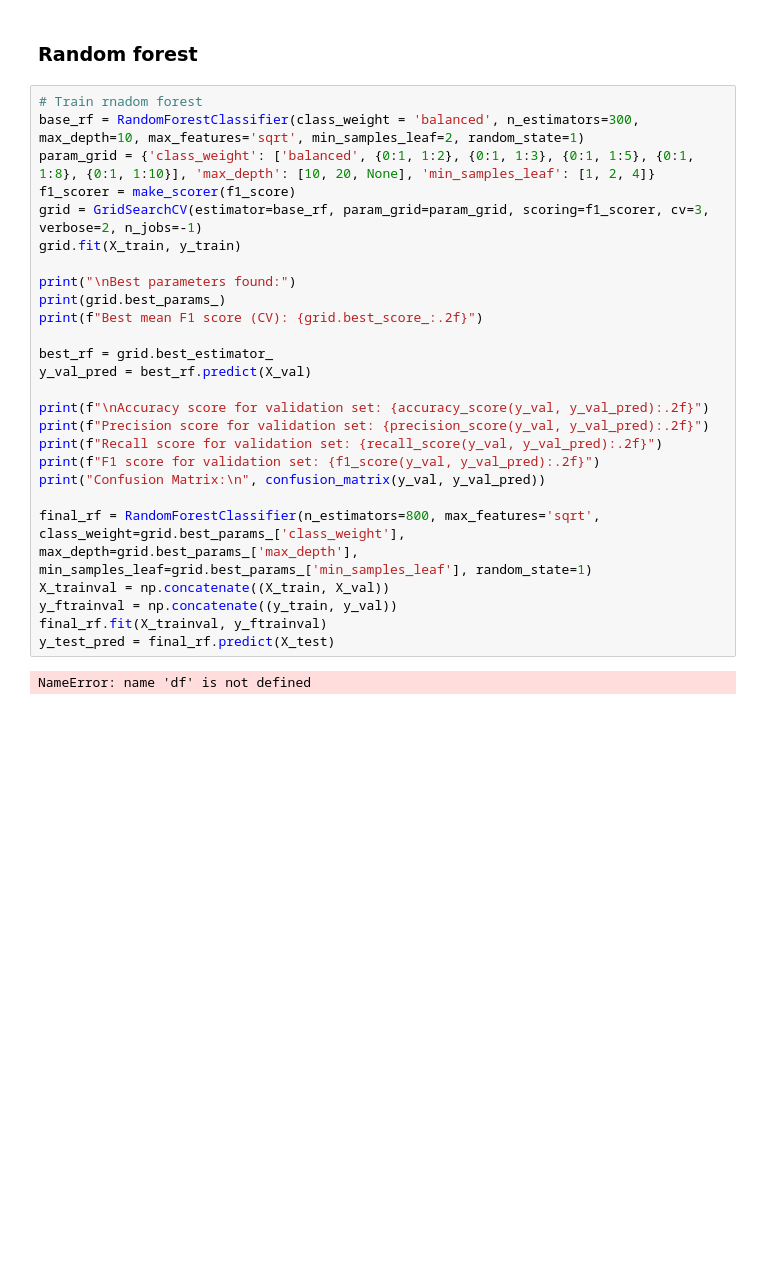
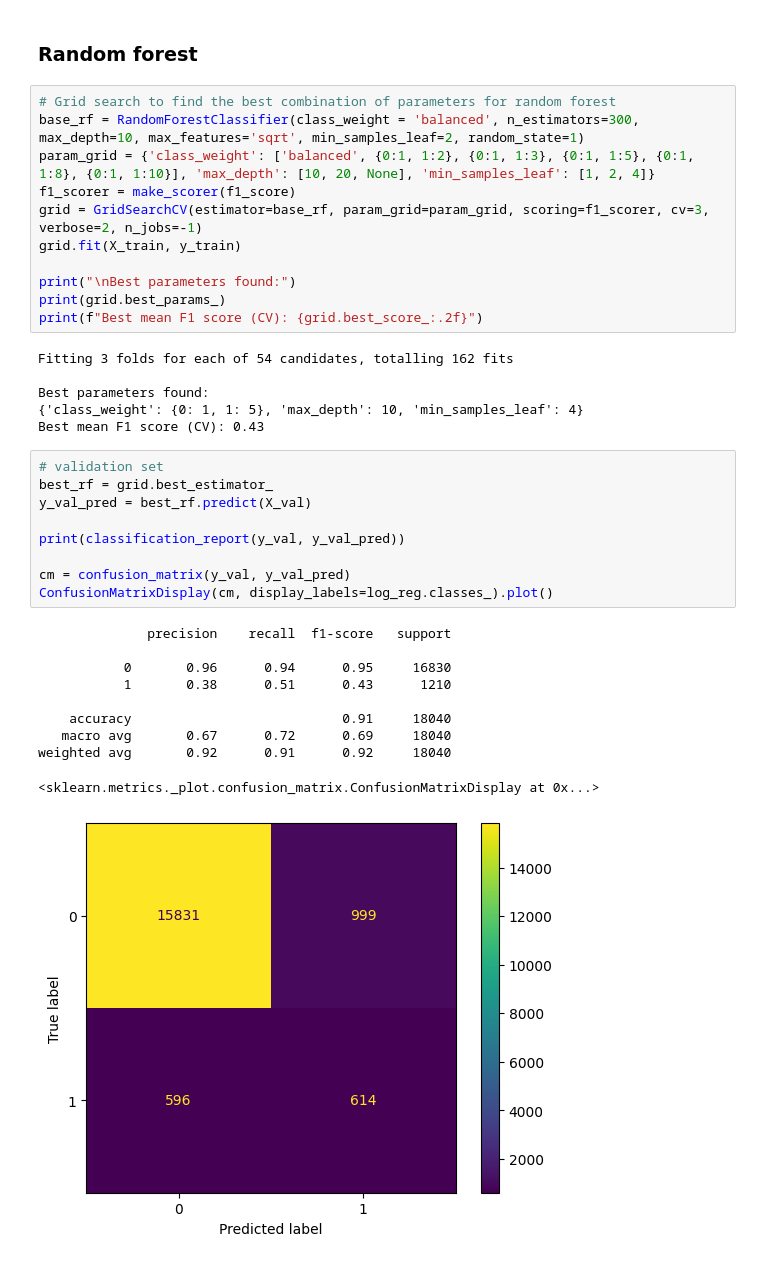
Before and after one commit to daansku/dsb-project-25, a Jupyter notebook: main.ipynb, the cells around one changed output. Cells and saved outputs as stored; diff of their text form; blank space fills up the shorter version.

```diff
--- a/main.ipynb
+++ b/main.ipynb
@@ -97,7 +110,7 @@ Please also refer to the documentation for alternative solver options:
 # %% [markdown]
 ### Random forest
 # %%
-# Train rnadom forest
+# Grid search to find the best combination of parameters for random forest
 base_rf = RandomForestClassifier(class_weight = 'balanced', n_estimators=300, max_depth=10, max_features='sqrt', min_samples_leaf=2, random_state=1)
 param_grid = {'class_weight': ['balanced', {0:1, 1:2}, {0:1, 1:3}, {0:1, 1:5}, {0:1, 1:8}, {0:1, 1:10}], 'max_depth': [10, 20, None], 'min_samples_leaf': [1, 2, 4]}
 f1_scorer = make_scorer(f1_score)
@@ -107,21 +120,30 @@ grid.fit(X_train, y_train)
 print("\nBest parameters found:")
 print(grid.best_params_)
 print(f"Best mean F1 score (CV): {grid.best_score_:.2f}")
-
-best_rf = grid.best_estimator_
-y_val_pred = best_rf.predict(X_val)
-
-print(f"\nAccuracy score for validation set: {accuracy_score(y_val, y_val_pred):.2f}")
-print(f"Precision score for validation set: {precision_score(y_val, y_val_pred):.2f}")
-print(f"Recall score for validation set: {recall_score(y_val, y_val_pred):.2f}")
-print(f"F1 score for validation set: {f1_score(y_val, y_val_pred):.2f}")
-print("Confusion Matrix:\n", confusion_matrix(y_val, y_val_pred))
-
-final_rf = RandomForestClassifier(n_estimators=800, max_features='sqrt', class_weight=grid.best_params_['class_weight'], max_depth=grid.best_params_['max_depth'], min_samples_leaf=grid.best_params_['min_samples_leaf'], random_state=1)
-X_trainval = np.concatenate((X_train, X_val))
-y_ftrainval = np.concatenate((y_train, y_val))
-final_rf.fit(X_trainval, y_ftrainval)
-y_test_pred = final_rf.predict(X_test)
 # %% [output]
-NameError: name 'df' is not defined
+Fitting 3 folds for each of 54 candidates, totalling 162 fits
+
+Best parameters found:
+{'class_weight': {0: 1, 1: 5}, 'max_depth': 10, 'min_samples_leaf': 4}
+Best mean F1 score (CV): 0.43
+# %%
+# validation set
+best_rf = grid.best_estimator_
+y_val_pred = best_rf.predict(X_val)
+
+print(classification_report(y_val, y_val_pred))
+
+cm = confusion_matrix(y_val, y_val_pred)
+ConfusionMatrixDisplay(cm, display_labels=log_reg.classes_).plot()
+# %% [output]
+              precision    recall  f1-score   support
+
+           0       0.96      0.94      0.95     16830
+           1       0.38      0.51      0.43      1210
+
+    accuracy                           0.91     18040
+   macro avg       0.67      0.72      0.69     18040
+weighted avg       0.92      0.91      0.92     18040
+<sklearn.metrics._plot.confusion_matrix.ConfusionMatrixDisplay at 0x...>
+[figure, added]
 # %%
```
Also changed, not shown: parts of 7 cells of this notebook.
